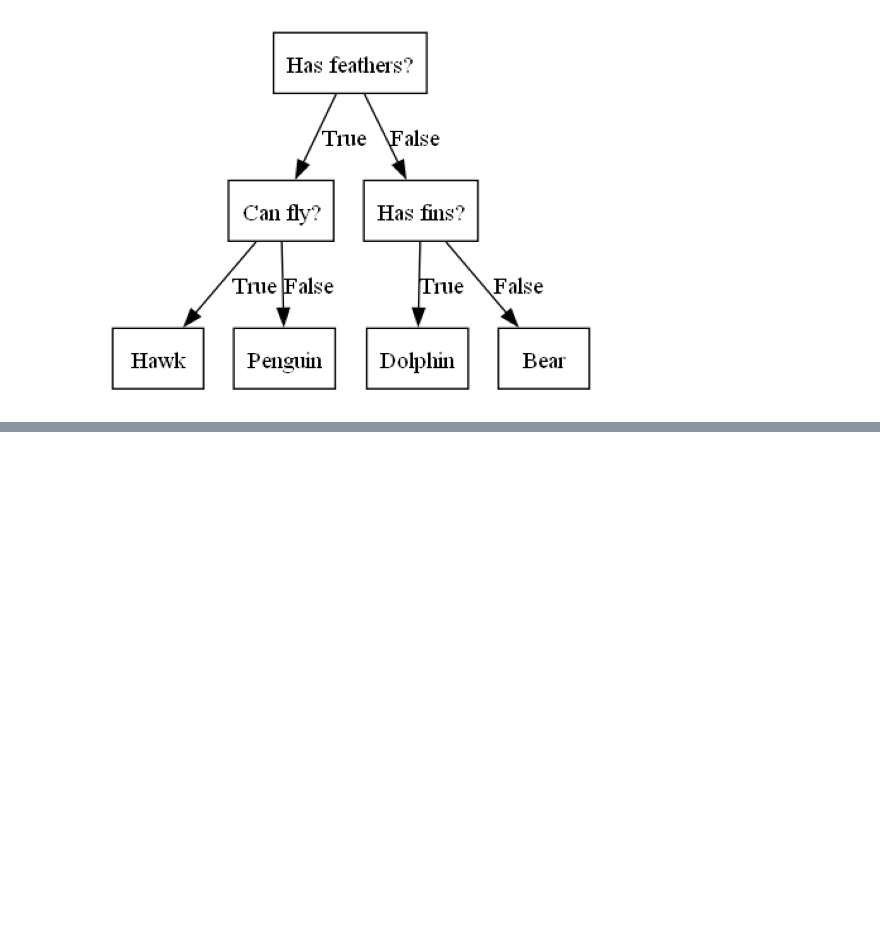
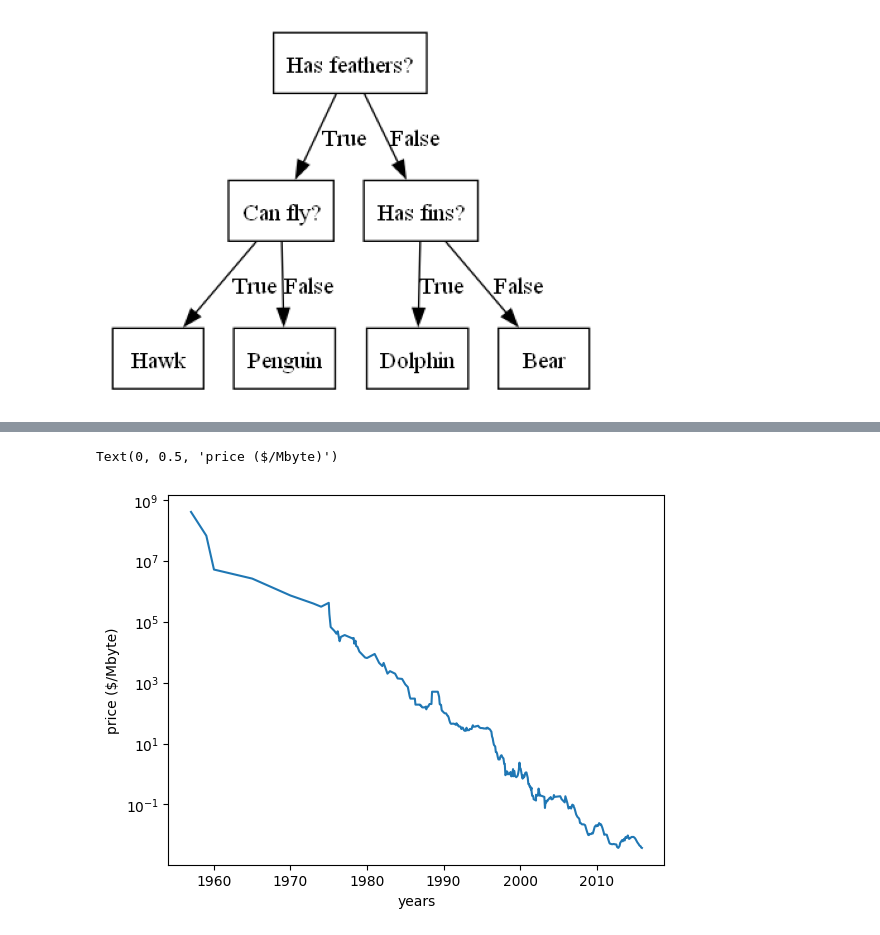
Before and after one commit to yena2bell/ML_study, a Jupyter notebook: 250517 Decision tree.ipynb, the cells around one changed output, grey strips where cells are left out. Cells and saved outputs as stored; diff of their text form; code cells hidden in the pictures; blank space fills up the shorter version.

```diff
--- a/250517 Decision tree.ipynb
+++ b/250517 Decision tree.ipynb
@@ -21,0 +119,12 @@ mglearn.plots.plot_animal_tree()
+# %%
+import os
+import mglearn
+import pandas as pd
+ram_prices = pd.read_csv(os.path.join(mglearn.datasets.DATA_PATH, "ram_price.csv"))
+
+plt.semilogy(ram_prices.date, ram_prices.price)
+plt.xlabel("years")
+plt.ylabel("price ($/Mbyte)")
+# %% [output]
+Text(0, 0.5, 'price ($/Mbyte)')
+[figure, added]
```
Also changed, not shown: parts of 14 cells of this notebook, 1 other file.
